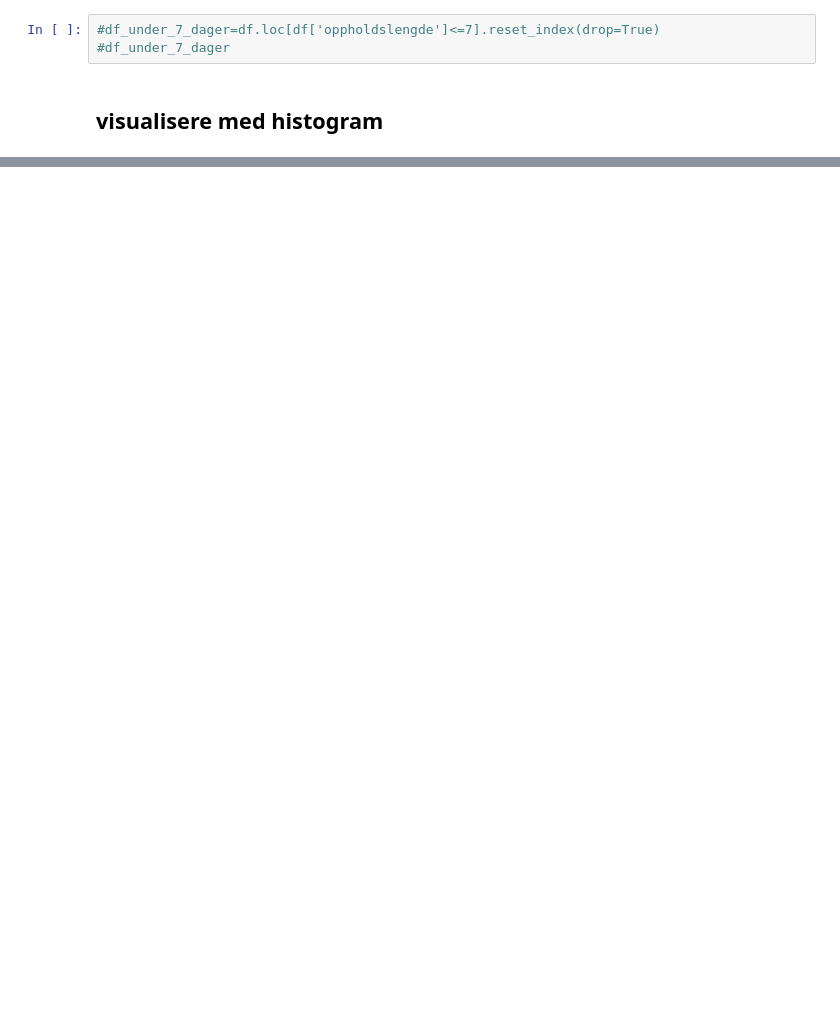
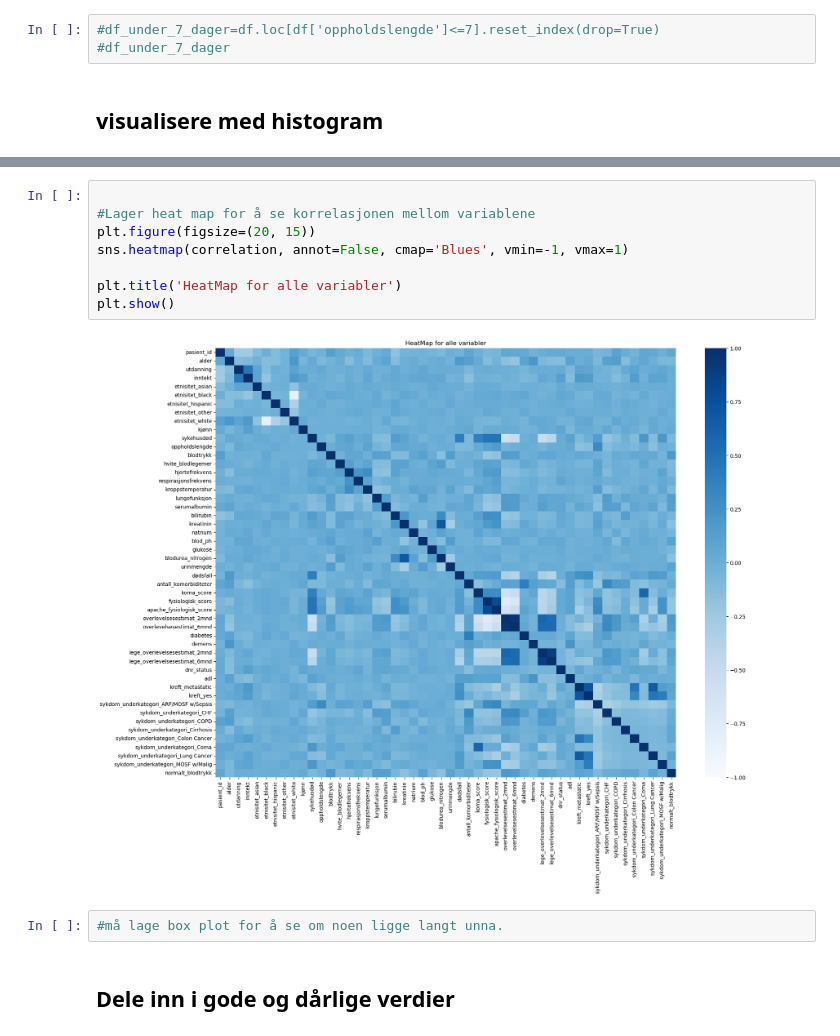
Before and after one commit to asfag4191/Predicted-hospital-stay, a Jupyter notebook: Untitled.ipynb, the cells around one changed output, grey strips where cells are left out. Cells and saved outputs as stored; diff of their text form; blank space fills up the shorter version.

```diff
--- a/Untitled.ipynb
+++ b/Untitled.ipynb
@@ -174,0 +288,14 @@ plt.show()
+# %%
+
+#Lager heat map for å se korrelasjonen mellom variablene
+plt.figure(figsize=(20, 15))
+sns.heatmap(correlation, annot=False, cmap='Blues', vmin=-1, vmax=1)
+
+plt.title('HeatMap for alle variabler')
+plt.show()
+# %% [output]
+[figure, added]
+# %%
+#må lage box plot for å se om noen ligge langt unna.
+# %% [markdown]
+## Dele inn i gode og dårlige verdier
```
Also changed, not shown: parts of 37 cells of this notebook.
